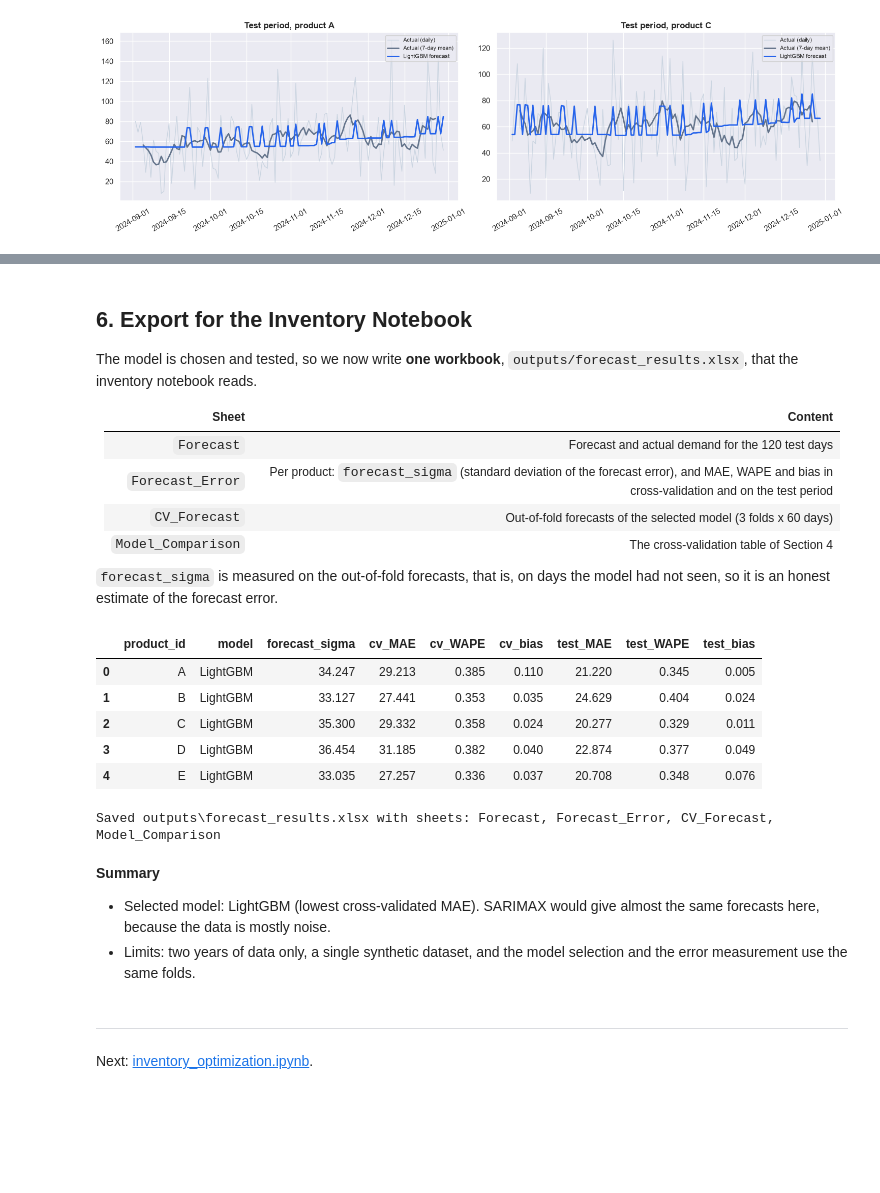
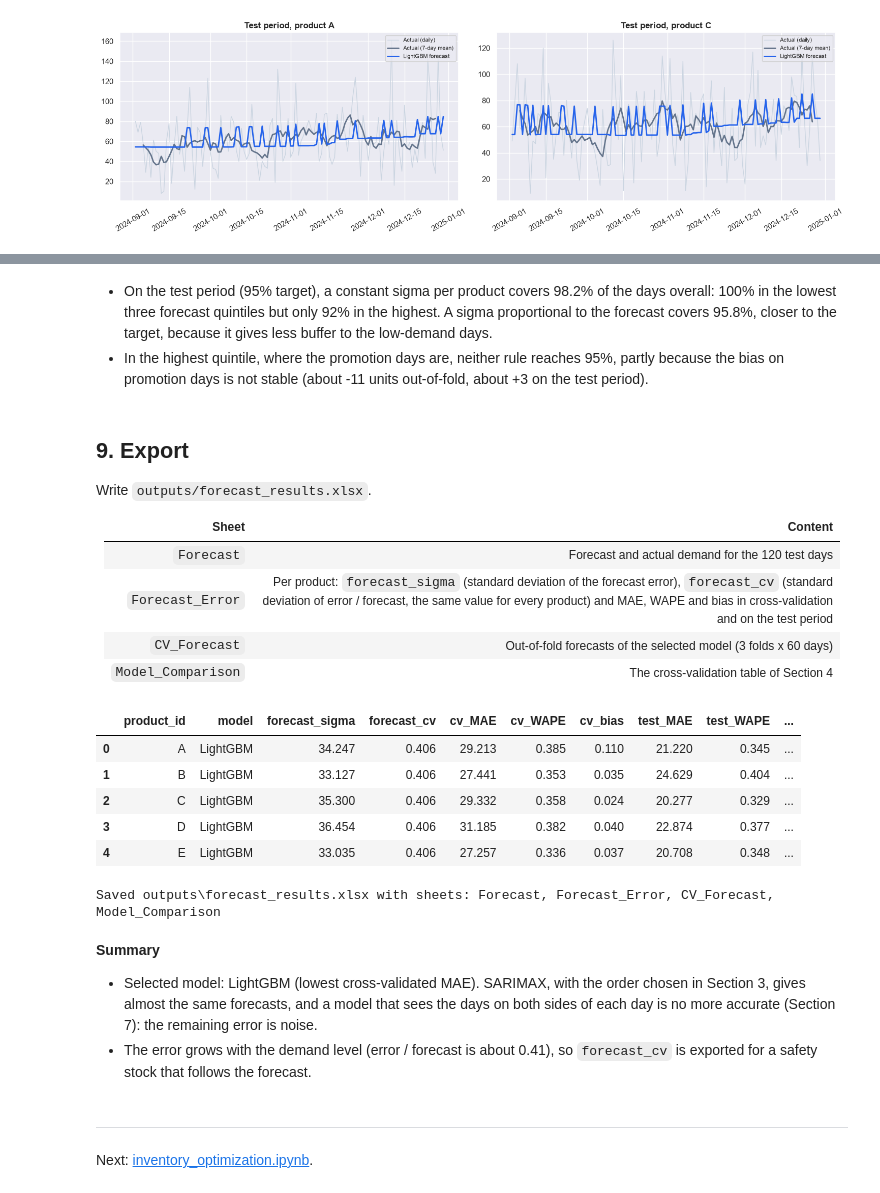
Before and after one commit to tientruongminh108/Forecast-Driven-Inventory-Optimization, a Jupyter notebook: notebooks/forecasting.ipynb, the cells around one changed output, grey strips where cells are left out. Saved outputs shown, nothing was run; the diff lists cells and outputs as text; code cells hidden in the pictures; blank space fills up the shorter version.

```diff
--- a/notebooks/forecasting.ipynb
+++ b/notebooks/forecasting.ipynb
@@ -85,0 +121,14 @@ plt.show()
+# %%
+rows = []
+for order in [(0, 0, 0), (1, 0, 0), (0, 0, 1), (1, 0, 1), (2, 0, 0)]:
+    for pairs in [1, 2, 3, 4, 6]:
+        with warnings.catch_warnings(record=True) as caught:
+            warnings.simplefilter("always", ConvergenceWarning)      # counted below instead of printed many times
+            cv_mae = np.mean([point_metrics(va["demand"], np.clip(sarimax(tr, va, order, pairs), 0, None))["MAE"] for _, tr, va in folds])
+            fits = [fit_sarimax(g, order, pairs)[0] for _, g in trainval.groupby("product_id")]
+        rows.append({"order": order, "pairs": pairs, "CV MAE": cv_mae, "AIC": sum(f.aic for f in fits), "BIC": sum(f.bic for f in fits),
+                     "not converged": sum(issubclass(w.category, ConvergenceWarning) for w in caught)})
+grid = pd.DataFrame(rows).assign(label=lambda d: d["order"].astype(str))
+print("Fits with a convergence warning, by (order, pairs):",
+      {(r["label"], r["pairs"]): int(r["not converged"]) for _, r in grid.iterrows() if r["not converged"] > 0} or "none")
+pd.concat({m: grid.pivot(index="label", columns="pairs", values=m).round(d) for m, d in [("CV MAE", 3), ("AIC", 0), ("BIC", 0)]}, axis=1)
@@ -85,0 +145,5 @@ plt.show()
+# %%
+best = grid.loc[grid["BIC"].idxmin()]
+SARIMAX_ORDER, FOURIER_PAIRS = best["order"], int(best["pairs"])
+print(f"Fed to the SARIMAX model: order {SARIMAX_ORDER} with {FOURIER_PAIRS} Fourier pair(s) (lowest BIC). The five lowest BIC:")
+grid.sort_values("BIC").head(5)[["label", "pairs", "CV MAE", "AIC", "BIC"]].rename(columns={"label": "order"}).round(3)
@@ -268,0 +435,18 @@ plt.show()
+# %%
+band = 1.96 / np.sqrt(len(cv_best) / cv_best["product_id"].nunique())      # 95% band for one product
+fig, ax = plt.subplots(figsize=(9, 4.5))
+outside = 0
+for p, g in cv_best.sort_values("date").groupby("product_id"):
+    acf_values = acf((g["actual_demand"] - g["forecast"]).to_numpy(), nlags=14)[1:]
+    outside += int((np.abs(acf_values) > band).sum())
+    ax.plot(range(1, 15), acf_values, marker="o", markersize=3, label=p)
+ax.axhspan(-band, band, color="#94a3b8", alpha=0.25)
+ax.axhline(0, color="black", linewidth=1)
+ax.set_xlabel("Lag (days)")
+ax.set_ylabel("Autocorrelation of the error")
+ax.set_title("Error autocorrelation by product", fontweight="bold")
+ax.legend(ncol=5, fontsize=8)
+plt.tight_layout()
+save_figure(fig, "02_residual_autocorrelation")
+plt.show()
+print(f"{outside} of {5 * 14} autocorrelations are outside the band (chance alone gives about {0.05 * 5 * 14:.1f})")
@@ -269,37 +489,36 @@ plt.show()
+# %% [markdown]
+- On the test period (95% target), a constant sigma per product covers 98.2% of the days overall: 100% in the lowest three forecast quintiles but only 92% in the highest. A sigma proportional to the forecast covers 95.8%, closer to the target, because it gives less buffer to the low-demand days.
+- In the highest quintile, where the promotion days are, neither rule reaches 95%, partly because the bias on promotion days is not stable (about -11 units out-of-fold, about +3 on the test period).
 # %% [markdown]
-## 6. Export for the Inventory Notebook
+## 9. Export
 
-The model is chosen and tested, so we now write **one workbook**, `outputs/forecast_results.xlsx`, that the inventory notebook reads.
+Write `outputs/forecast_results.xlsx`.
 
 | Sheet | Content |
 |---|---|
 | `Forecast` | Forecast and actual demand for the 120 test days |
-| `Forecast_Error` | Per product: `forecast_sigma` (standard deviation of the forecast error), and MAE, WAPE and bias in cross-validation and on the test period |
+| `Forecast_Error` | Per product: `forecast_sigma` (standard deviation of the forecast error), `forecast_cv` (standard deviation of error / forecast, the same value for every product) and MAE, WAPE and bias in cross-validation and on the test period |
 | `CV_Forecast` | Out-of-fold forecasts of the selected model (3 folds x 60 days) |
 | `Model_Comparison` | The cross-validation table of Section 4 |
-
-`forecast_sigma` is measured on the out-of-fold forecasts, that is, on days the model had not seen, so it is an honest estimate of the forecast error.
 # %%
 # Forecast error per product, measured on the out-of-fold forecasts of the selected model
-cv_best = (cv_preds[cv_preds["model"] == best_name]
-           .rename(columns={"demand": "actual_demand"})[["date", "product_id", "fold", "promotion", "actual_demand", "forecast"]])
 rows = []
 for p in sorted(data["product_id"].unique()):
     c, t = cv_best[cv_best["product_id"] == p], test[test["product_id"] == p]
     m_cv, m_test = point_metrics(c["actual_demand"], c["forecast"]), point_metrics(t["demand"], t["forecast"])
     rows.append({"product_id": p, "model": best_name,
-                 "forecast_sigma": (c["actual_demand"] - c["forecast"]).std(),
+                 "forecast_sigma": (c["actual_demand"] - c["forecast"]).std(), "forecast_cv": FORECAST_CV,
                  "cv_MAE": m_cv["MAE"], "cv_WAPE": m_cv["WAPE"], "cv_bias": m_cv["Bias"],
                  "test_MAE": m_test["MAE"], "test_WAPE": m_test["WAPE"], "test_bias": m_test["Bias"]})
 forecast_error = pd.DataFrame(rows)
 forecast_error.round(3)
 # %% [output]
-|  | product_id | model | forecast_sigma | cv_MAE | cv_WAPE | cv_bias | test_MAE | test_WAPE | test_bias |
-| 0 | A | LightGBM | 34.247 | 29.213 | 0.385 | 0.110 | 21.220 | 0.345 | 0.005 |
-| 1 | B | LightGBM | 33.127 | 27.441 | 0.353 | 0.035 | 24.629 | 0.404 | 0.024 |
-| 2 | C | LightGBM | 35.300 | 29.332 | 0.358 | 0.024 | 20.277 | 0.329 | 0.011 |
-| 3 | D | LightGBM | 36.454 | 31.185 | 0.382 | 0.040 | 22.874 | 0.377 | 0.049 |
-| 4 | E | LightGBM | 33.035 | 27.257 | 0.336 | 0.037 | 20.708 | 0.348 | 0.076 |
+|  | product_id | model | forecast_sigma | forecast_cv | cv_MAE | cv_WAPE | cv_bias | test_MAE | test_WAPE | ... |
+| 0 | A | LightGBM | 34.247 | 0.406 | 29.213 | 0.385 | 0.110 | 21.220 | 0.345 | ... |
+| 1 | B | LightGBM | 33.127 | 0.406 | 27.441 | 0.353 | 0.035 | 24.629 | 0.404 | ... |
+| 2 | C | LightGBM | 35.300 | 0.406 | 29.332 | 0.358 | 0.024 | 20.277 | 0.329 | ... |
+| 3 | D | LightGBM | 36.454 | 0.406 | 31.185 | 0.382 | 0.040 | 22.874 | 0.377 | ... |
+| 4 | E | LightGBM | 33.035 | 0.406 | 27.257 | 0.336 | 0.037 | 20.708 | 0.348 | ... |
 # %%
 forecast_test = (test[["date", "product_id", "promotion", "demand", "forecast"]]
                  .rename(columns={"demand": "actual_demand"}))
@@ -315,8 +534,8 @@ print("Saved", path.relative_to(ROOT), "with sheets:", ", ".join(f"{k}" for k, v
 Saved outputs\forecast_results.xlsx with sheets: Forecast, Forecast_Error, CV_Forecast, Model_Comparison
 # %% [markdown]
 **Summary**
-- Selected model: LightGBM (lowest cross-validated MAE). SARIMAX would give almost the same forecasts here, because the data is mostly noise.
-- Limits: two years of data only, a single synthetic dataset, and the model selection and the error measurement use the same folds.
+- Selected model: LightGBM (lowest cross-validated MAE). SARIMAX, with the order chosen in Section 3, gives almost the same forecasts, and a model that sees the days on both sides of each day is no more accurate (Section 7): the remaining error is noise.
+- The error grows with the demand level (error / forecast is about 0.41), so `forecast_cv` is exported for a safety stock that follows the forecast.
 # %% [markdown]
 ---
 Next: [inventory_optimization.ipynb](inventory_optimization.ipynb).
```
Also changed, not shown: parts of 27 cells of this notebook, 13 other files.
